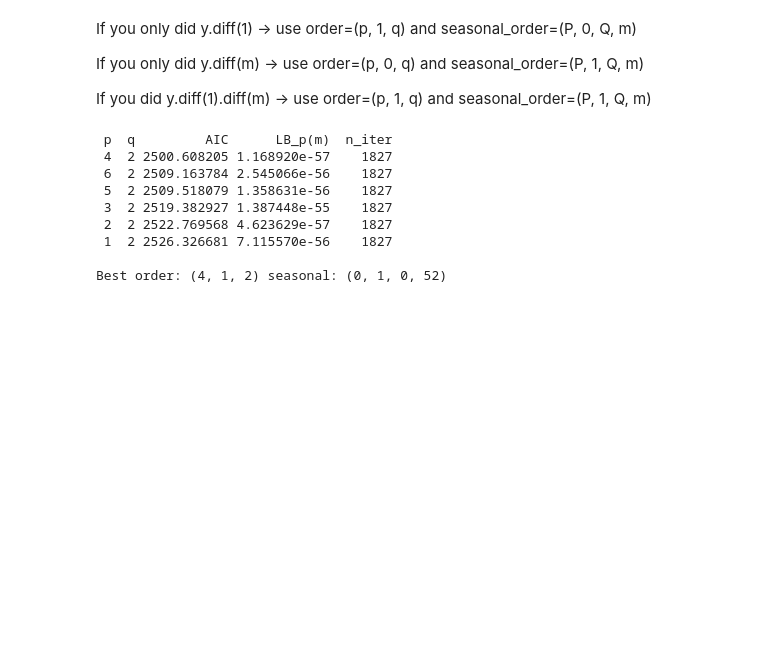
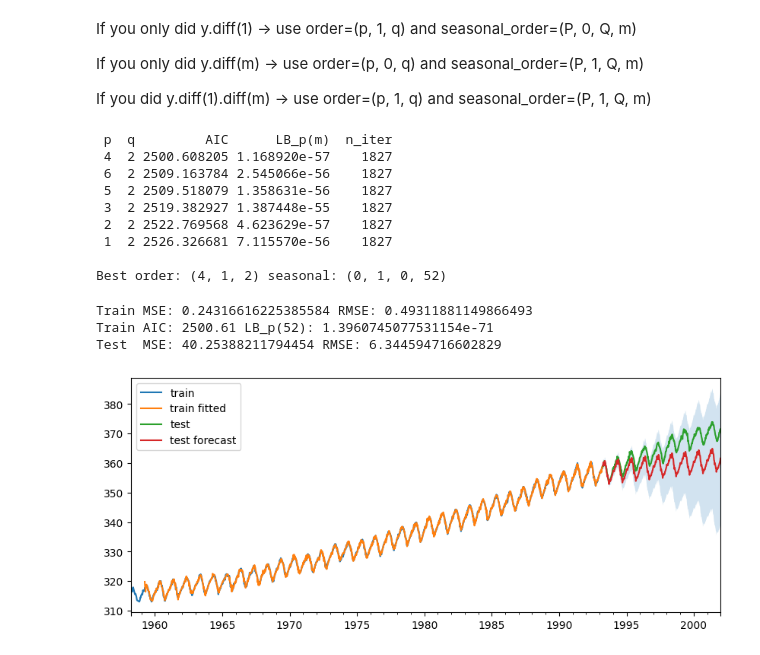
Before and after one commit to daisyYang25/data-science-basics, a Jupyter notebook: notebooks/time_series.ipynb, the cells around one changed output. Saved outputs shown, nothing was run; the diff lists cells and outputs as text; code cells hidden in the pictures; blank space fills up the shorter version.

```diff
--- a/notebooks/time_series.ipynb
+++ b/notebooks/time_series.ipynb
@@ -160,3 +160,52 @@ print("\nBest order:", order, "seasonal:", seasonal_order)
  1  2 2526.326681 7.115570e-56    1827
 
 Best order: (4, 1, 2) seasonal: (0, 1, 0, 52)
+# %%
+import numpy as np
+import statsmodels.api as sm
+import matplotlib.pyplot as plt
+from statsmodels.stats.diagnostic import acorr_ljungbox
+
+res1 = sm.tsa.SARIMAX(
+    y_train,
+    order=order,
+    seasonal_order=seasonal_order,
+    enforce_stationarity=False,
+    enforce_invertibility=False,
+).fit(method='lbfgs', disp=False)
+
+# --- training (in-sample) predictions ---
+burn = m + 1
+# burn the first seasonal period, which is usually called warmup period
+yhat_train = res1.fittedvalues
+train_mse = float(np.mean((y_train[burn:] - yhat_train[burn:]) ** 2))
+train_rmse = float(np.sqrt(train_mse))
+print("Train MSE:", train_mse, "RMSE:", train_rmse)
+
+lb = acorr_ljungbox(res1.resid.dropna()[burn:], lags=[m], return_df=True)["lb_pvalue"].iloc[0]
+# lags = [52] means a joint test for lags 1,2,3,...,52
+# lags = 52 means a runnning test from 1 to 52
+print("Train AIC:", round(res1.aic, 2), "LB_p(52):", float(lb))
+
+# --- test forecast ---
+fcst = res1.get_forecast(steps=len(y_test))
+yhat_test = fcst.predicted_mean
+ci = fcst.conf_int()
+
+test_mse = float(np.mean((y_test - yhat_test) ** 2))
+test_rmse = float(np.sqrt(test_mse))
+print("Test  MSE:", test_mse, "RMSE:", test_rmse)
+
+# --- plot: train + fitted + test + forecast ---
+ax = y_train.plot(figsize=(10, 4), label="train")
+yhat_train[burn:].plot(ax=ax, label="train fitted")
+y_test.plot(ax=ax, label="test")
+yhat_test.plot(ax=ax, label="test forecast")
+ax.fill_between(ci.index, ci.iloc[:, 0], ci.iloc[:, 1], alpha=0.2)
+ax.legend()
+plt.show()
+# %% [output]
+Train MSE: 0.24316616225385584 RMSE: 0.49311881149866493
+Train AIC: 2500.61 LB_p(52): 1.3960745077531154e-71
+Test  MSE: 40.25388211794454 RMSE: 6.344594716602829
+[figure, added]
```
Also changed, not shown: parts of 5 cells of this notebook.
